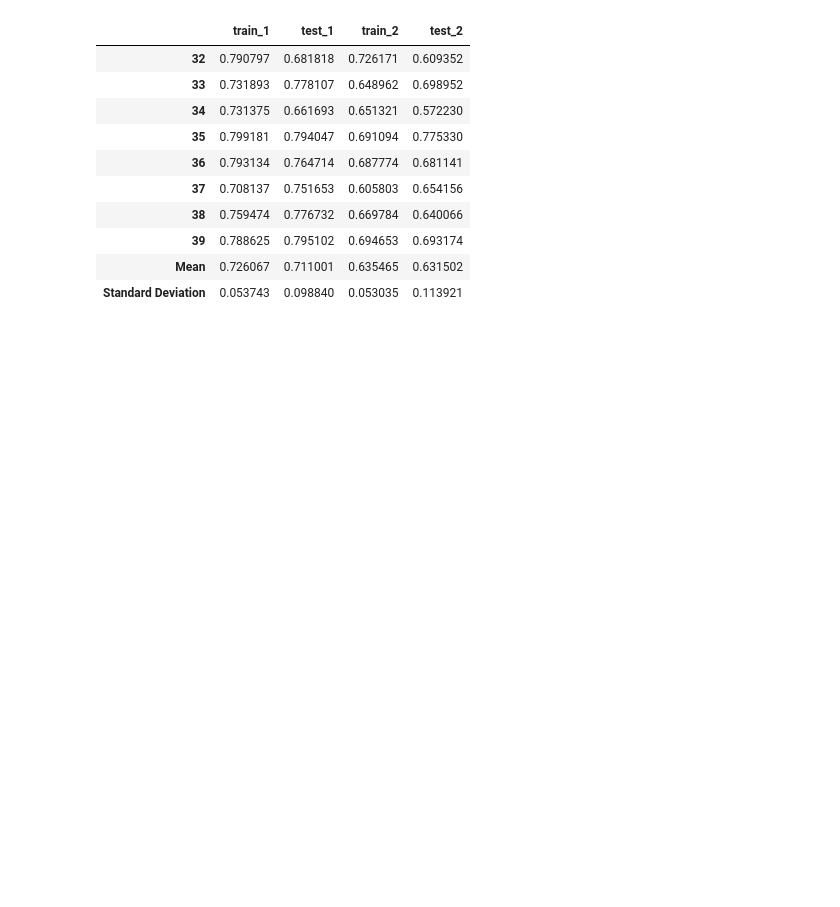
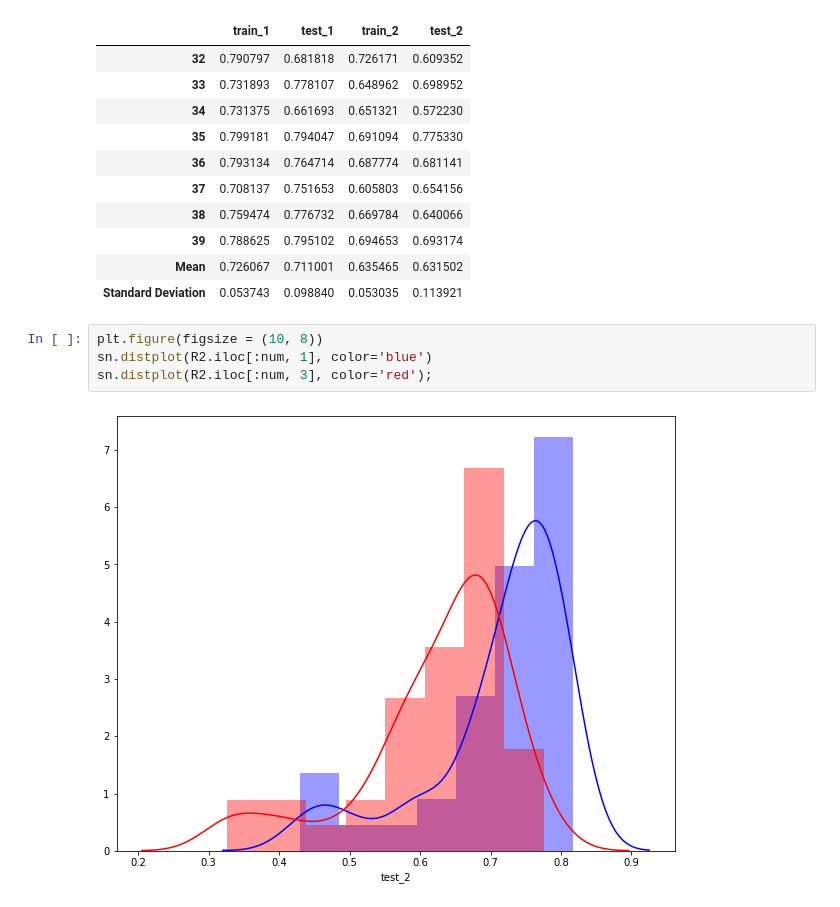
Before and after one commit to virgilpierce/STAT_411, a Jupyter notebook: 4 - Wrangling and Resampling.ipynb, the cells around one changed output. Cells and saved outputs as stored; diff of their text form; blank space fills up the shorter version.

Commit message:
Update 4 - Wrangling and Resampling.ipynb
Adding a figure of the sample R2.

```diff
--- a/4 - Wrangling and Resampling.ipynb
+++ b/4 - Wrangling and Resampling.ipynb
@@ -592,3 +594,9 @@ R2.tail(10)
 | 39 | 0.788625 | 0.795102 | 0.694653 | 0.693174 |
 | Mean | 0.726067 | 0.711001 | 0.635465 | 0.631502 |
 | Standard Deviation | 0.053743 | 0.098840 | 0.053035 | 0.113921 |
+# %%
+plt.figure(figsize = (10, 8))
+sn.distplot(R2.iloc[:num, 1], color='blue')
+sn.distplot(R2.iloc[:num, 3], color='red');
+# %% [output]
+[figure, added]
```
Also changed, not shown: parts of 2 cells of this notebook.
